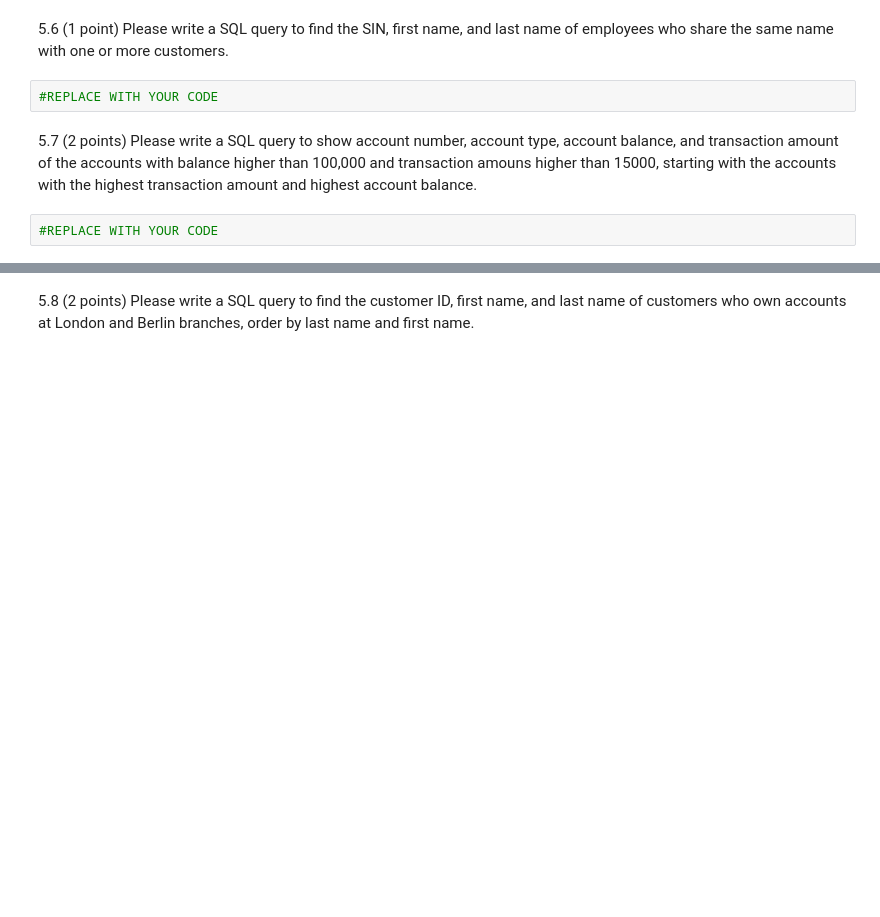
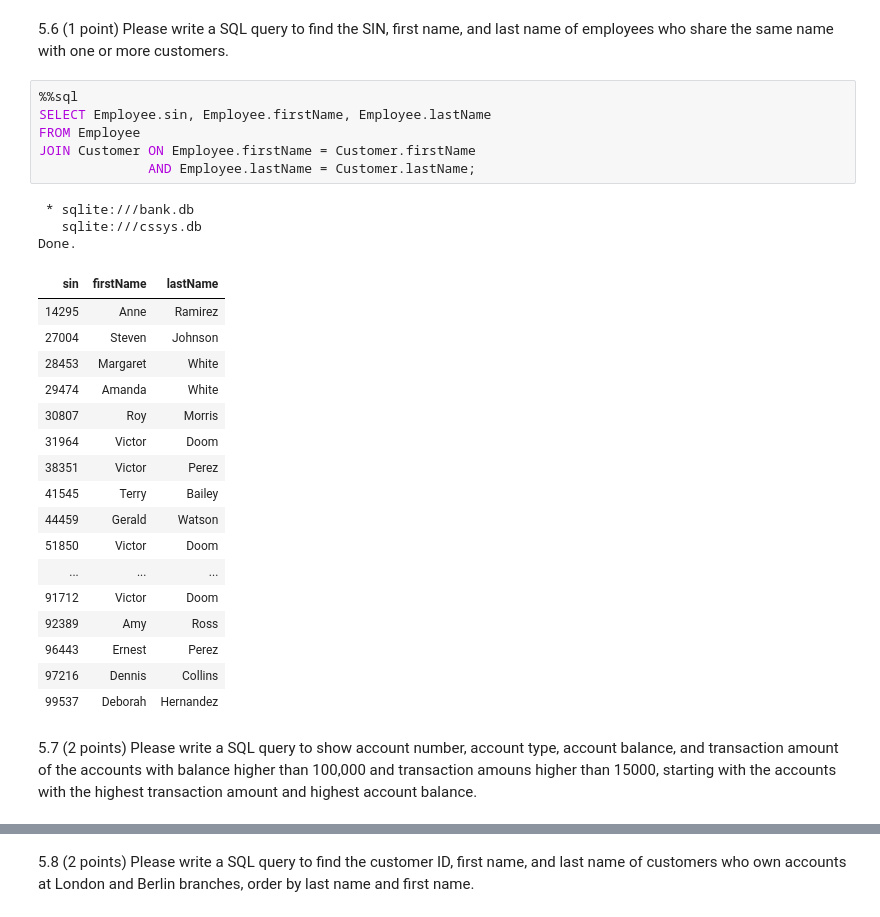
Before and after one commit to faa35/CMPT_354, a Jupyter notebook: HW/HW_1/hw1.ipynb, the cells around one changed output, grey strips where cells are left out. Cells and saved outputs as stored; diff of their text form; blank space fills up the shorter version.

```diff
--- a/HW/HW_1/hw1.ipynb
+++ b/HW/HW_1/hw1.ipynb
@@ -233,8 +608,31 @@ Write SQL queries to return the data specified in the following questions.
 # %% [markdown]
 5.6 (1 point) Please write a SQL query to find the SIN, first name, and last name of employees who share the same name with one or more customers.
-# %%
-#REPLACE WITH YOUR CODE
+# %%
+%%sql
+SELECT Employee.sin, Employee.firstName, Employee.lastName
+FROM Employee
+JOIN Customer ON Employee.firstName = Customer.firstName
+              AND Employee.lastName = Customer.lastName;
+# %% [output]
+ * sqlite:///bank.db
+   sqlite:///cssys.db
+Done.
+| sin | firstName | lastName |
+| 14295 | Anne | Ramirez |
+| 27004 | Steven | Johnson |
+| 28453 | Margaret | White |
+| 29474 | Amanda | White |
+| 30807 | Roy | Morris |
+| 31964 | Victor | Doom |
+| 38351 | Victor | Perez |
+| 41545 | Terry | Bailey |
+| 44459 | Gerald | Watson |
+| 51850 | Victor | Doom |
+| ... | ... | ... |
+| 91712 | Victor | Doom |
+| 92389 | Amy | Ross |
+| 96443 | Ernest | Perez |
+| 97216 | Dennis | Collins |
+| 99537 | Deborah | Hernandez |
 # %% [markdown]
 5.7 (2 points) Please write a SQL query to show account number, account type, account balance, and transaction amount of the accounts with balance higher than 100,000 and transaction amouns higher than 15000, starting with the accounts with the highest transaction amount and highest account balance.
-# %%
-#REPLACE WITH YOUR CODE
```
Also changed, not shown: parts of 54 cells of this notebook, 12 other files.
